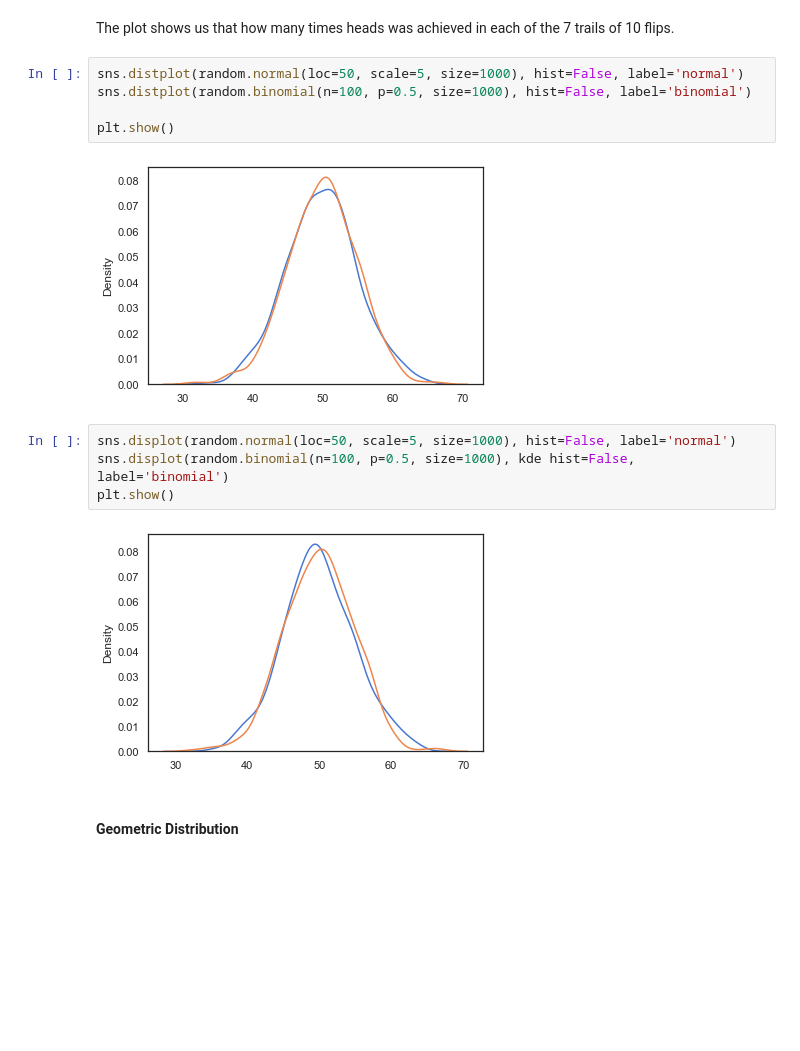
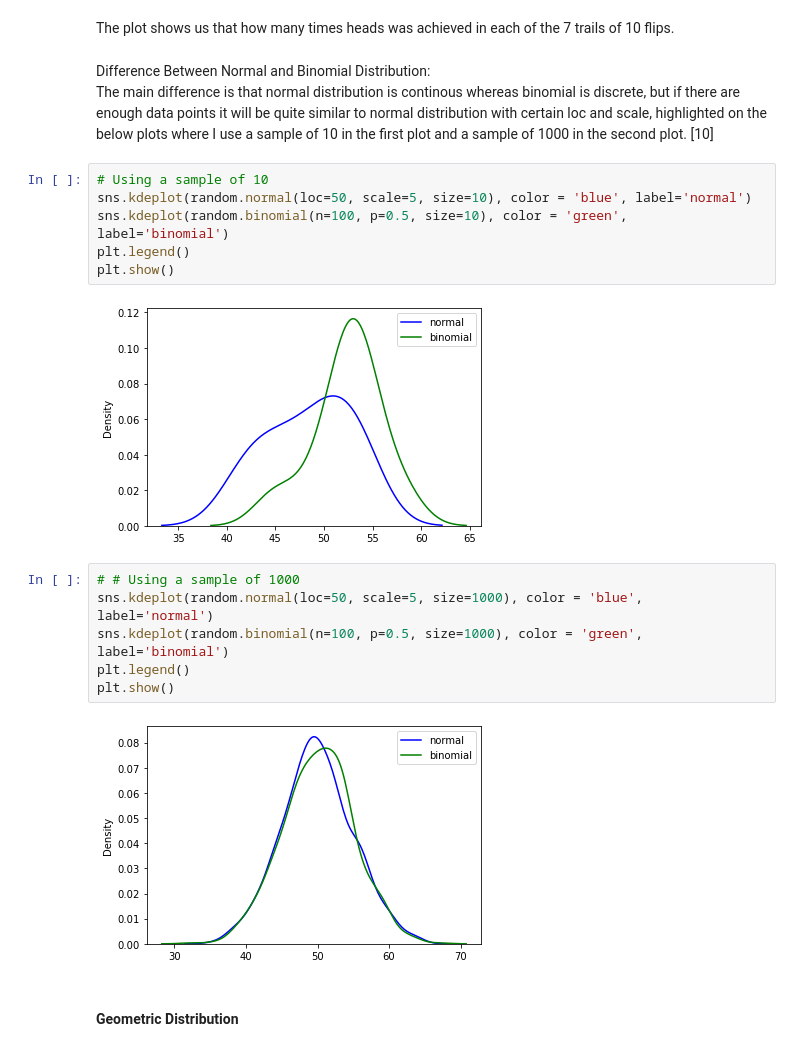
Before and after one commit to Michelleoc/programming-for-data-analysis-assignment, a Jupyter notebook: numpy-random-assignment.ipynb, the cells around one changed output. Saved outputs shown, nothing was run; the diff lists cells and outputs as text; blank space fills up the shorter version.

```diff
--- a/numpy-random-assignment.ipynb
+++ b/numpy-random-assignment.ipynb
@@ -572,18 +569,24 @@ plt.show()
 # %% [markdown]
 The plot shows us that how many times heads was achieved in each of the 7 trails of 10 flips.
-# %%
-sns.distplot(random.normal(loc=50, scale=5, size=1000), hist=False, label='normal')
-sns.distplot(random.binomial(n=100, p=0.5, size=1000), hist=False, label='binomial')
-
-plt.show()
-# %% [output]
-[figure, removed]
-# %%
-sns.displot(random.normal(loc=50, scale=5, size=1000), hist=False, label='normal')
-sns.displot(random.binomial(n=100, p=0.5, size=1000), kde hist=False, label='binomial')
-plt.show()
-# %% [output]
-[figure, removed]
+# %% [markdown]
+Difference Between Normal and Binomial Distribution:
+The main difference is that normal distribution is continous whereas binomial is discrete, but if there are enough data points it will be quite similar to normal distribution with certain loc and scale, highlighted on the below plots where I use a sample of 10 in the first plot and a sample of 1000 in the second plot. [10]
+# %%
+# Using a sample of 10
+sns.kdeplot(random.normal(loc=50, scale=5, size=10), color = 'blue', label='normal')
+sns.kdeplot(random.binomial(n=100, p=0.5, size=10), color = 'green', label='binomial')
+plt.legend()
+plt.show()
+# %% [output]
+[figure, added]
+# %%
+# # Using a sample of 1000
+sns.kdeplot(random.normal(loc=50, scale=5, size=1000), color = 'blue', label='normal')
+sns.kdeplot(random.binomial(n=100, p=0.5, size=1000), color = 'green', label='binomial')
+plt.legend()
+plt.show()
+# %% [output]
+[figure, added]
 # %% [markdown]
 #### Geometric Distribution
 # %% [markdown]
```
Also changed, not shown: parts of 44 cells of this notebook.
